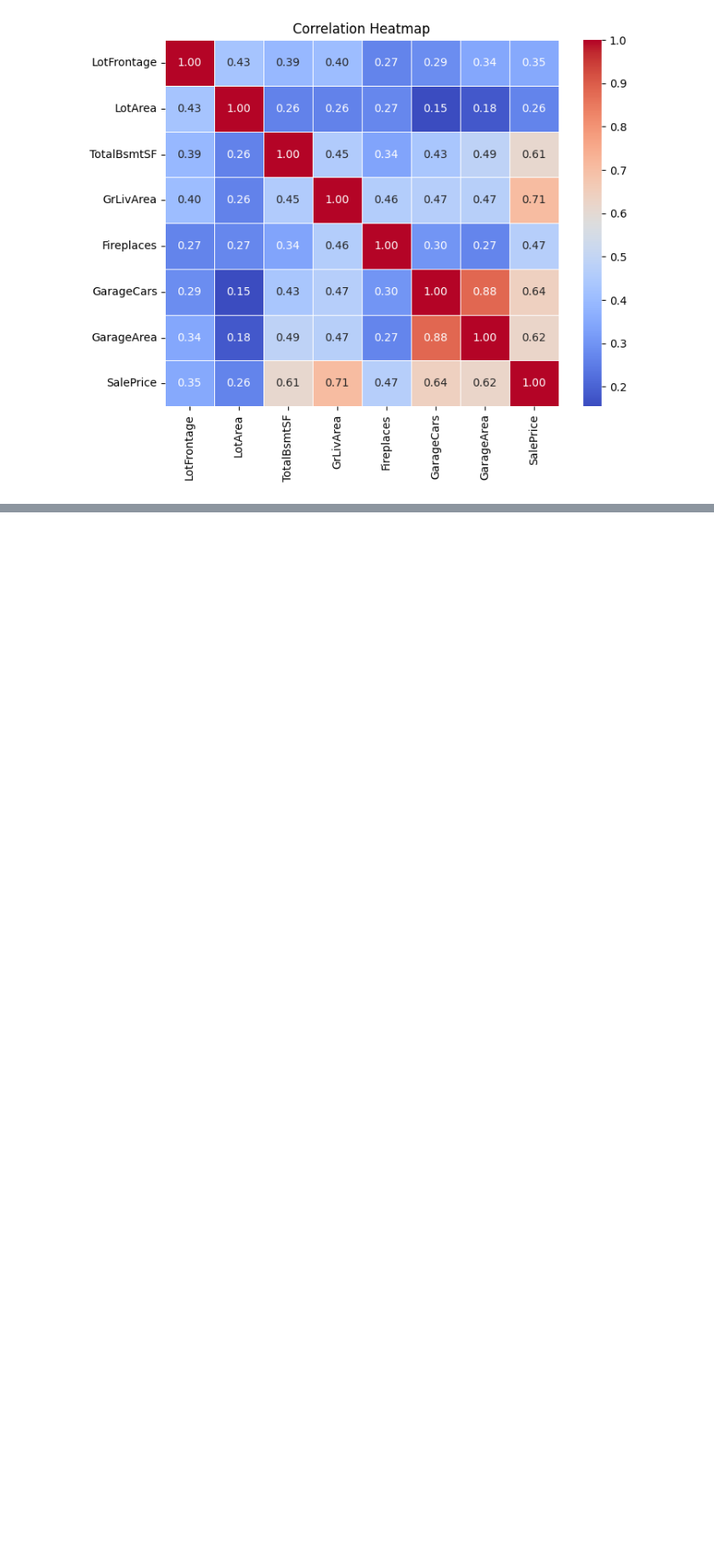
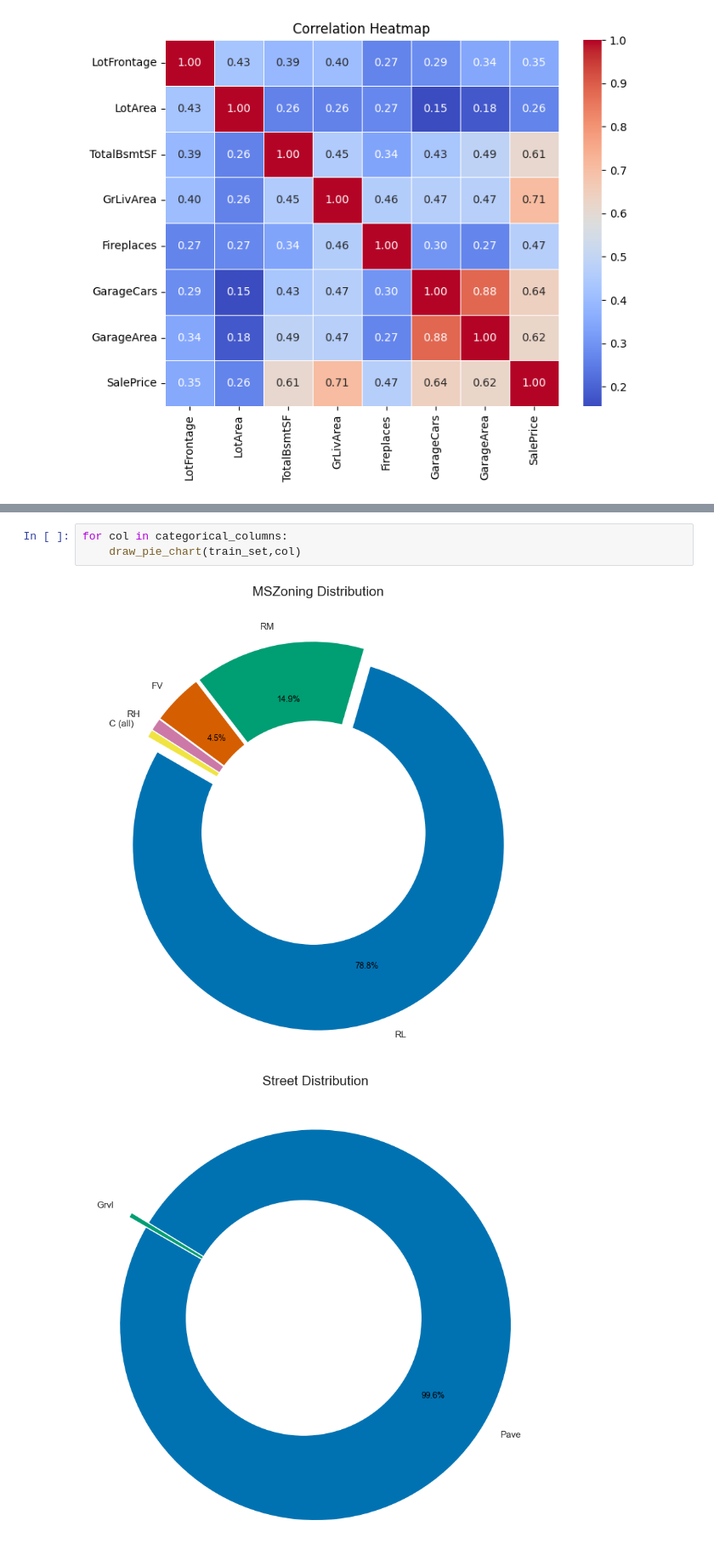
Before and after one commit to JordiNeil/ProyectoDSIA, a Jupyter notebook: EDA/EDA.ipynb, the cells around one changed output, grey strips where cells are left out. Shown at 85% size. Drawn from its saved outputs; the diff is of its cells as text; blank space fills up the shorter version.

```diff
--- a/EDA/EDA.ipynb
+++ b/EDA/EDA.ipynb
@@ -184,0 +318,6 @@ plt.show()
+# %%
+for col in categorical_columns:
+    draw_pie_chart(train_set,col)
+# %% [output]
+[figure, added]
+[figure, added]
```
Also changed, not shown: parts of 12 cells of this notebook.
